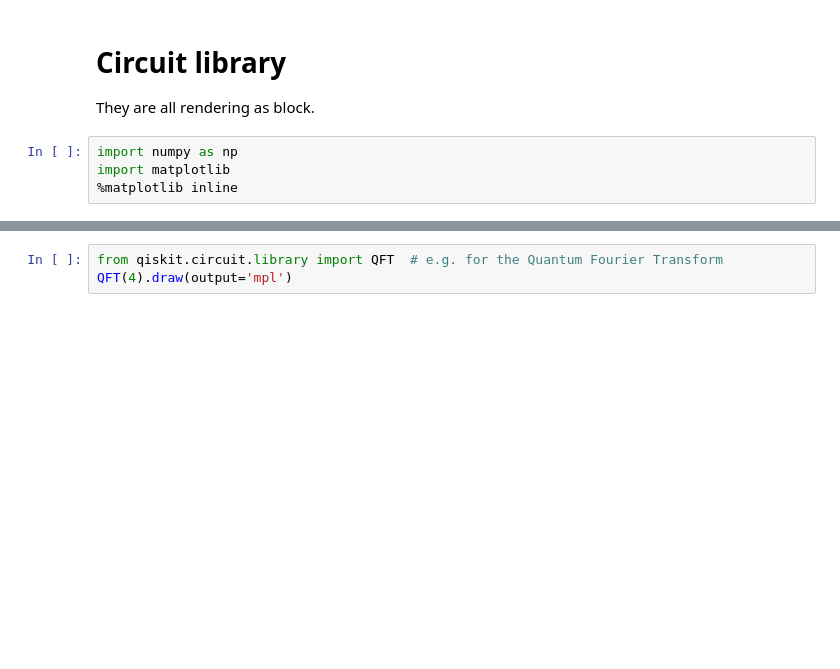
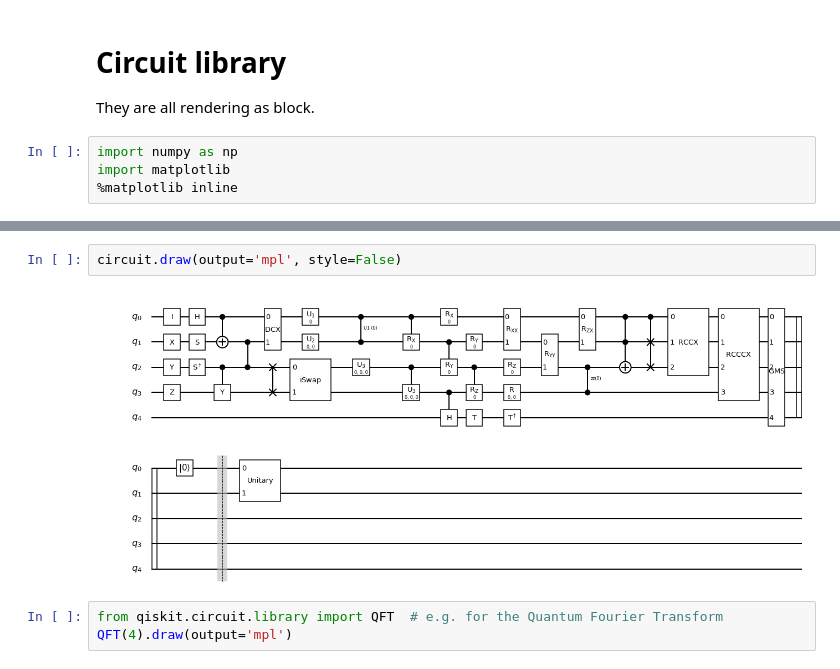
Before and after one commit to Cryoris/notebooks, a Jupyter notebook: IQX Colors Big Blue.ipynb, the cells around one changed output, grey strips where cells are left out. Saved outputs shown, nothing was run; the diff lists cells and outputs as text; blank space fills up the shorter version.

```diff
--- a/IQX Colors Big Blue.ipynb
+++ b/IQX Colors Big Blue.ipynb
@@ -62,3 +80,7 @@ circuit.draw(output='mpl')
+# %%
+circuit.draw(output='mpl', style=False)
+# %% [output]
+[figure, added]
 # %%
 from qiskit.circuit.library import QFT  # e.g. for the Quantum Fourier Transform
 QFT(4).draw(output='mpl')
```
Also changed, not shown: parts of 9 cells of this notebook, 23 other files.
